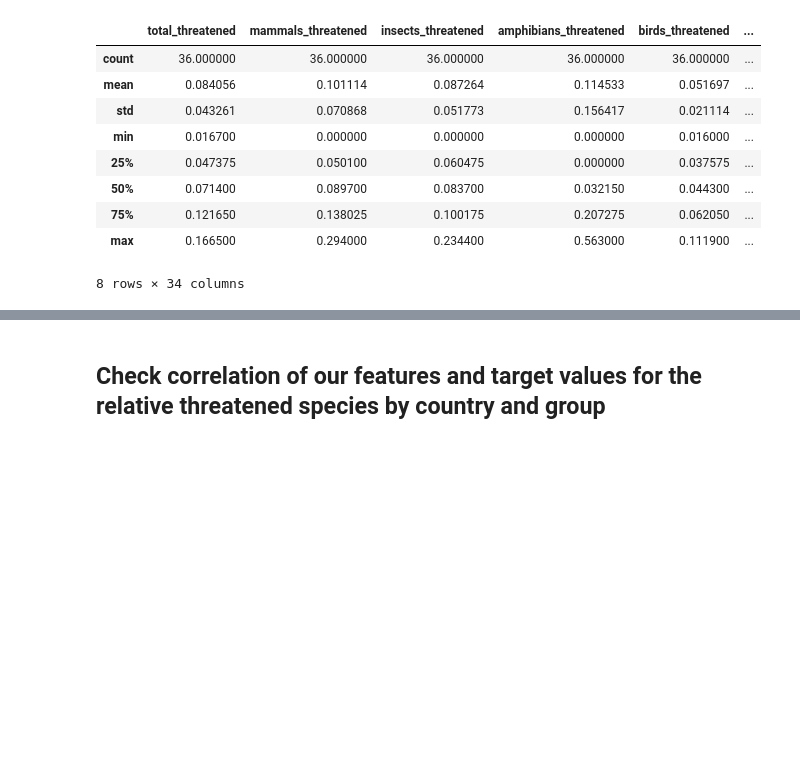
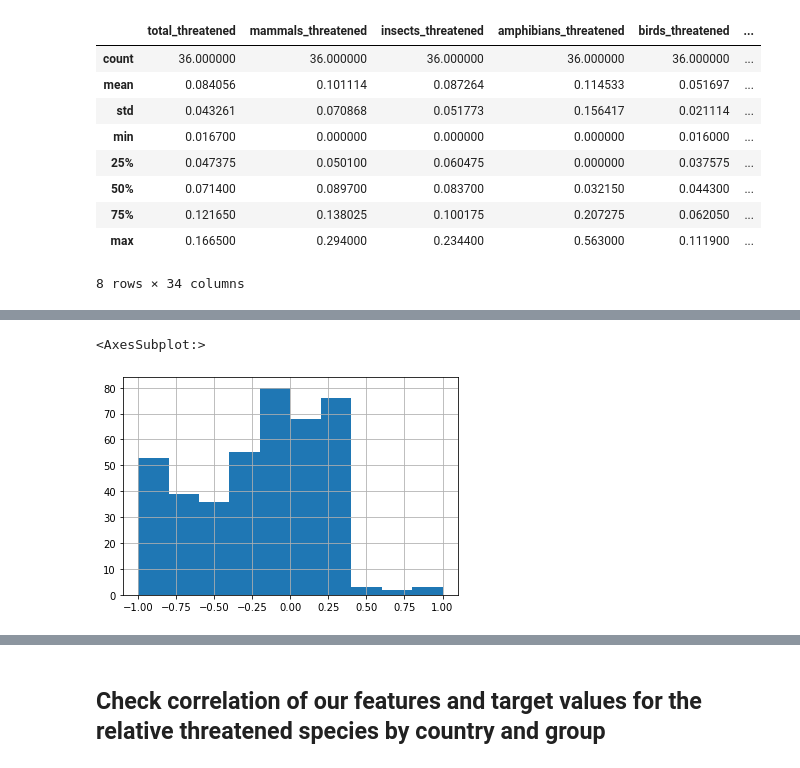
Before and after one commit to MarkusKiesel93/DOPPThreatenedSpecies, a Jupyter notebook: merged_data_analysis.ipynb, the cells around one changed output, grey strips where cells are left out. Saved outputs shown, nothing was run; the diff lists cells and outputs as text; code cells hidden in the pictures; blank space fills up the shorter version.

```diff
--- a/merged_data_analysis.ipynb
+++ b/merged_data_analysis.ipynb
@@ -404,0 +473,8 @@ Name: y, dtype: object
+# %%
+scaler = MinMaxScaler(feature_range=(-1,1))
+by_country_kingdom['trend_num'] = scaler.fit_transform(np.array(by_country_kingdom['trend_num']).reshape(-1, 1))
+# %%
+by_country_kingdom['trend_num'].hist()
+# %% [output]
+<AxesSubplot:>
+[figure, added]
```
Also changed, not shown: parts of 37 cells of this notebook.
